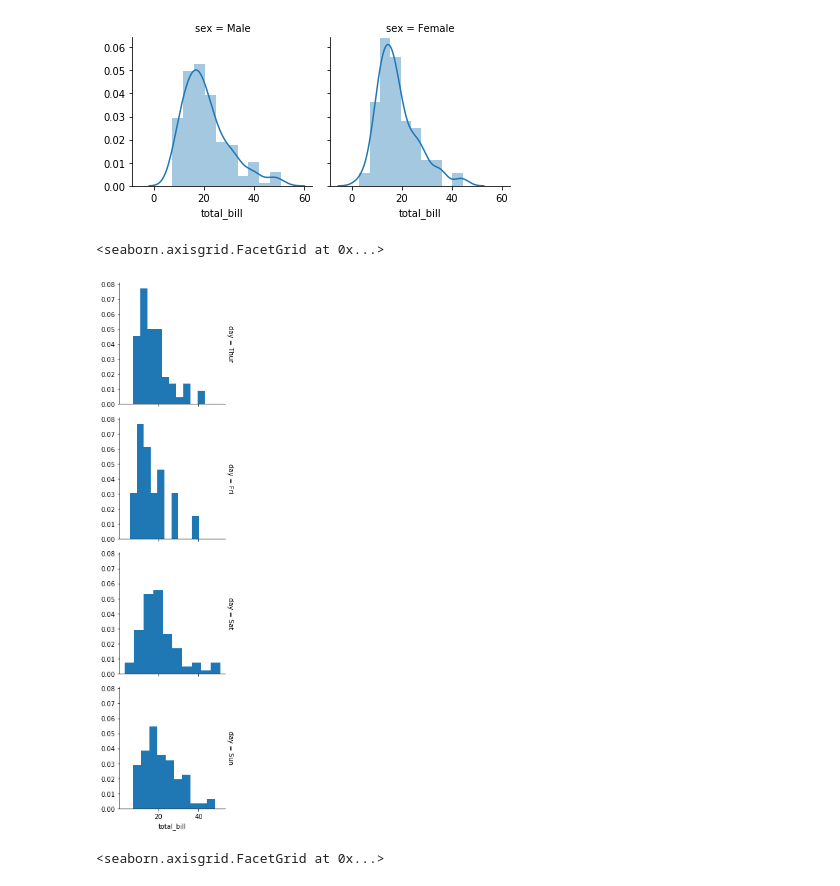
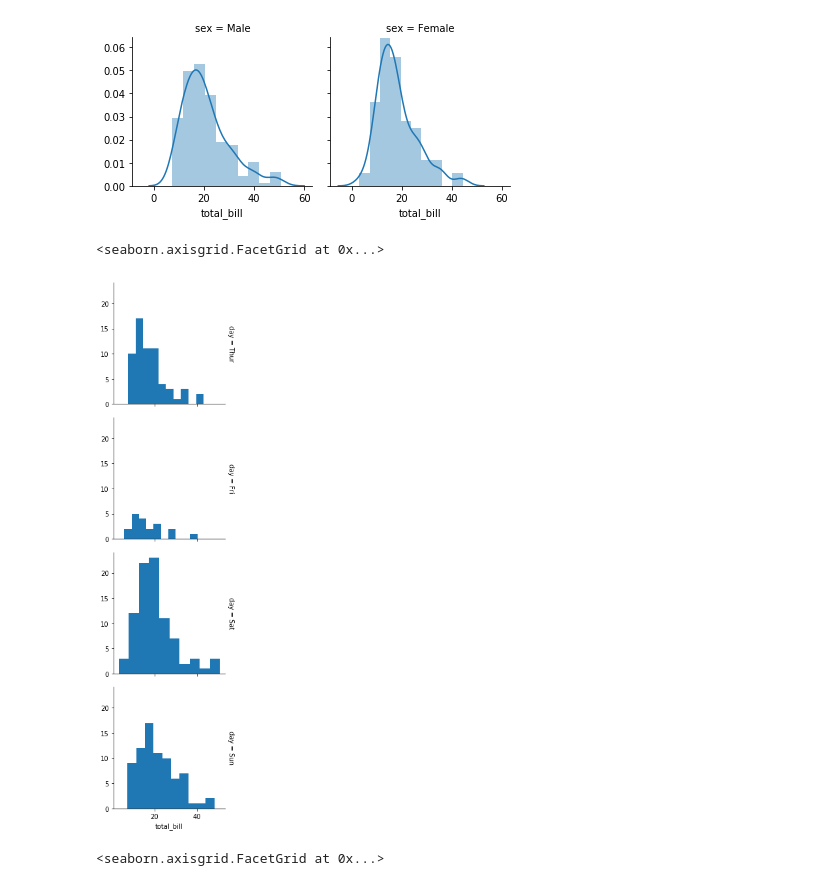
Before and after one commit to smileschen/2018-sp-stats131, a Jupyter notebook: 04-03 Basic Statistical Graphs with Seaborn.ipynb, the cells around one changed output. Cells and saved outputs as stored; diff of their text form; code cells hidden in the pictures.

```diff
--- a/04-03 Basic Statistical Graphs with Seaborn.ipynb
+++ b/04-03 Basic Statistical Graphs with Seaborn.ipynb
@@ -155,10 +161,10 @@ g.map(sns.distplot, "total_bill", bins=10)
 [figure]
 # %%
 g = sns.FacetGrid(tips, row = 'day', margin_titles=True)
-g.map(plt.hist, "total_bill", density = True, bins=10)
+g.map(plt.hist, "total_bill")
 # %% [output]
 <seaborn.axisgrid.FacetGrid at 0x...>
-[figure, old version]
+[figure, new version]
 # %%
 g = sns.FacetGrid(tips, row = 'time', col='sex', margin_titles=True) # you can even have a 2D facet grid
 g.map(plt.hist, "total_bill", density = True, bins=10)
```
Also changed, not shown: parts of 5 cells of this notebook, 1 other file.
